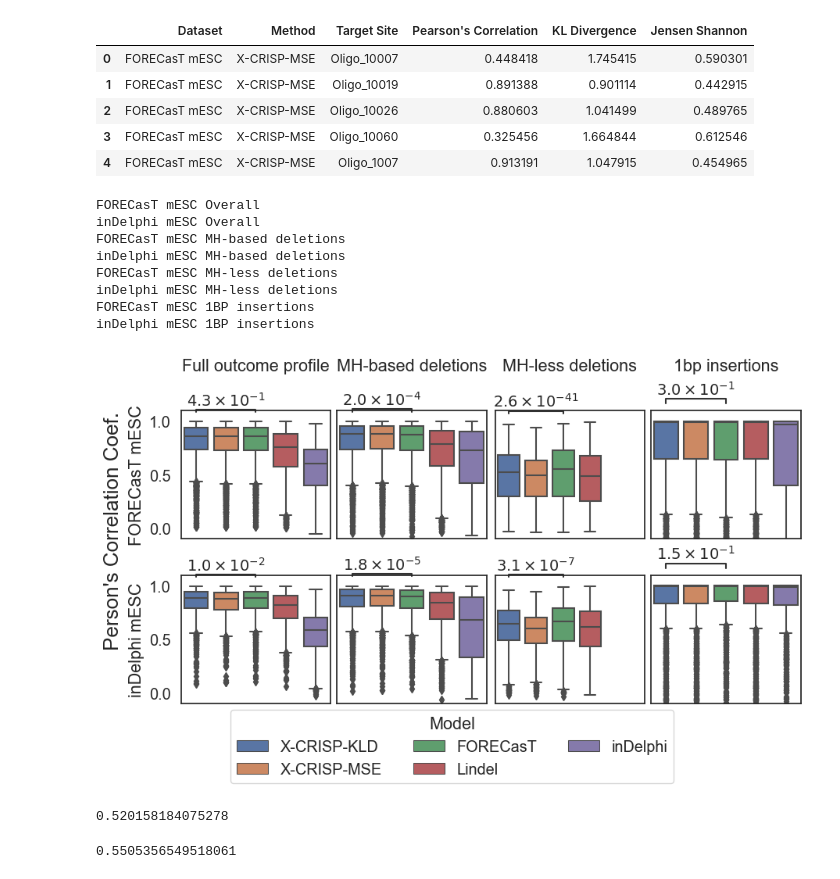
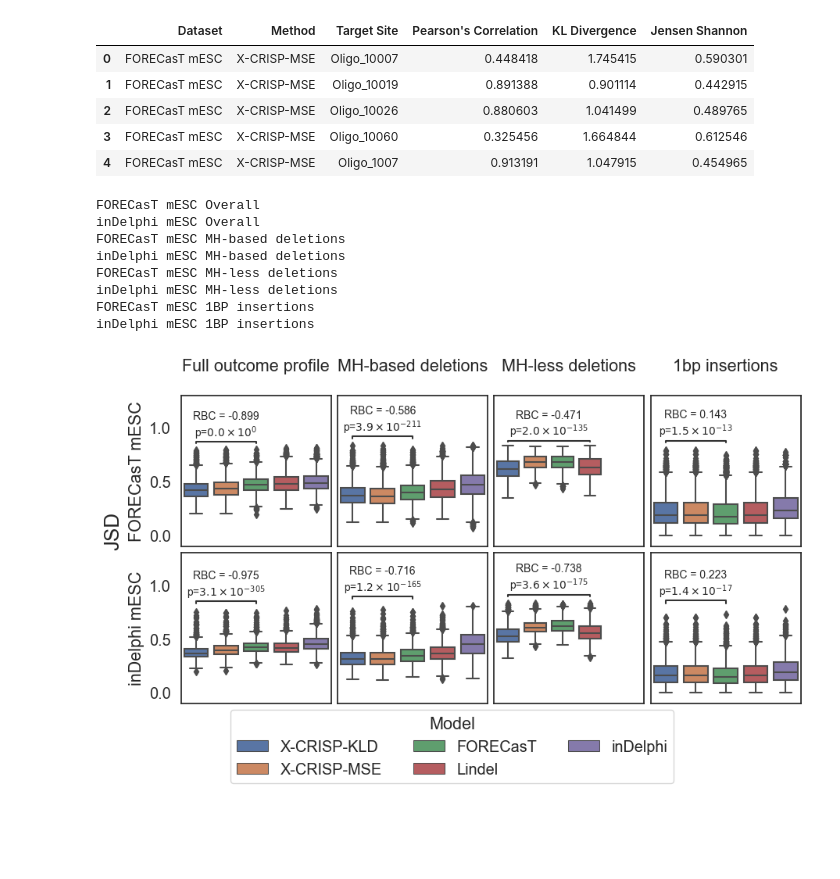
Before and after one commit to zouter/XCRISP, a Jupyter notebook: notebooks/figures/2.performance_comparisons.ipynb, the cells around one changed output. Drawn from its saved outputs; the diff is of its cells as text; code cells hidden in the pictures; blank space fills up the shorter version.

```diff
--- a/notebooks/figures/2.performance_comparisons.ipynb
+++ b/notebooks/figures/2.performance_comparisons.ipynb
@@ -145,9 +146,9 @@ insertion_df["Category"] = "Insertions"
 # %%
 import scipy
 
-# metric = "Jensen Shannon"
+metric = "Jensen Shannon"
 # metric = "KL Divergence"
-metric = "Pearson's Correlation"
+# metric = "Pearson's Correlation"
 
 mhless_df = name_correction(pd.read_csv(PERFORMANCE_DATA_DIR + "mhless.tsv", sep="\t"))
 
@@ -167,7 +168,7 @@ sns.set_style("white")
 FORECasT_mESC = "FORECasT mESC"
 inDelphi_mESC = "inDelphi mESC"
 
-fig, axes = plt.subplots(2, 4, figsize=(9, 4.5), constrained_layout = True)
+fig, axes = plt.subplots(2, 4, figsize=(9, 4.5), constrained_layout = True, sharey="col")
 loc = "inside"
 pad = None
 
@@ -206,14 +207,15 @@ sns.boxplot(data=insertion_df[insertion_df.Dataset == inDelphi_mESC], y=metric,
 # sns.barplot(data=insdelratio_df[insdelratio_df.Dataset == inDelphi_mESC], y="Mean Squared Error", x="Method", palette="deep", order=COMMON_ORDER_OF_MODELS[:-1], edgecolor=".05", linewidth=.75, ax=axes[1,4])
 
 def do_test(df, dataset, pairs, metric):
-    pvalues = []
+    results = []
     df = df[df.Dataset == dataset]
     for a, b in pairs:
         a = df[df.Method == a][metric]
         b = df[df.Method == b][metric]
-        pvalues.append(scipy.stats.wilcoxon(a, b, alternative="two-sided").pvalue)
-    formatted_pvalues = [scientific_to_superscript(pvalue) for pvalue in pvalues]
-    return formatted_pvalues
+        results.append(pingouin.wilcoxon(a, b, alternative="two-sided"))
+    formatted_results = [f"RBC = {r['RBC'].Wilcoxon.round(3).astype(float)}\np=" +\
+        scientific_to_superscript(r["p-val"].Wilcoxon.astype(float)) for r in results]
+    return formatted_results
 
 def scientific_to_superscript(value):
     """
@@ -226,7 +228,7 @@ def scientific_to_superscript(value):
         return "${" + str(base) + r"} \times 10^{" + str(int(exponent)) + "}$"
     return value
 
-annot_fontsize = 14
+annot_fontsize = 10
 print(FORECasT_mESC, "Overall")
 annotator = Annotator(axes[0, 0], [(f"{NAME_FOR_MODEL}KLD", "FORECasT")], data=overall_df[overall_df.Dataset == FORECasT_mESC], y=metric, x="Method", order=COMMON_ORDER_OF_MODELS[:-1])
 annotator.configure(text_format='simple', loc=loc, verbose=False, fontsize=annot_fontsize)
@@ -277,43 +279,46 @@ annotator.annotate()
 
 for i, a in enumerate(axes):
     for j, b in enumerate(a):
-        if j != 4: b.set_ylim(-0.1, 1.1)
-        if j == 4:
-            b.set_ylim(0,0.02)
-            b.yaxis.set_major_locator(MaxNLocator(5))
+        if metric == "Pearson's Correlation":
+            b.set_ylim(-1.1, 1.1)
+        else:
+            if j != 4: b.set_ylim(-0.1, 1.3)
+            if j == 4:
+                b.set_ylim(0,0.02)
+                b.yaxis.set_major_locator(MaxNLocator(5))
         if j not in [0, 4]:
             b.set_ylabel("")
             b.set_yticklabels([""] * 6)
         b.set_title("")
         b.set_xlabel("")
         b.set_xticklabels([""] * 5)
 
 
 axes[0, 0].set_title("Full outcome profile\n", pad=pad)
 axes[0, 1].set_title("MH-based deletions\n", pad=pad)
 axes[0, 2].set_title("MH-less deletions\n", pad=pad)
 axes[0, 3].set_title("1bp insertions\n", pad=pad)
 
 axes[0, 2].set_xticks([1,2,3,4,5])
 axes[1, 2].set_xticks([1,2,3,4,5])
 
 
 axes[0, 0].set_ylabel("FORECasT mESC")
 axes[1, 0].set_ylabel("inDelphi mESC")
 
 plt.savefig(f"./artifacts/individual_outcome_performance_comparison_{metric}.pdf", facecolor="white", bbox_inches='tight')
 
 plt.show()
 # %% [output]
 FORECasT mESC Overall
 inDelphi mESC Overall
 FORECasT mESC MH-based deletions
 inDelphi mESC MH-based deletions
 FORECasT mESC MH-less deletions
 inDelphi mESC MH-less deletions
 FORECasT mESC 1BP insertions
 inDelphi mESC 1BP insertions
-[figure, old version]
+[figure, new version]
 # %%
 testdf = mhless_df.set_index(["Dataset", "Method", "Target Site"]).sort_index()
 a = testdf.loc["FORECasT mESC"].loc[f"{NAME_FOR_MODEL}KLD"][metric]
@@ -323,11 +328,7 @@ b = testdf.loc["FORECasT mESC"].loc["FORECasT"][metric].loc[idx]
 # %%
 import numpy as np
 np.median(a)
-# %% [output]
-0.520158184075278
 # %%
 np.median(b)
-# %% [output]
-0.5505356549518061
 # %%
 overall_df.groupby(["Dataset", "Method"]).mean()
```
Also changed, not shown: parts of 11 cells of this notebook, 15 other files.
